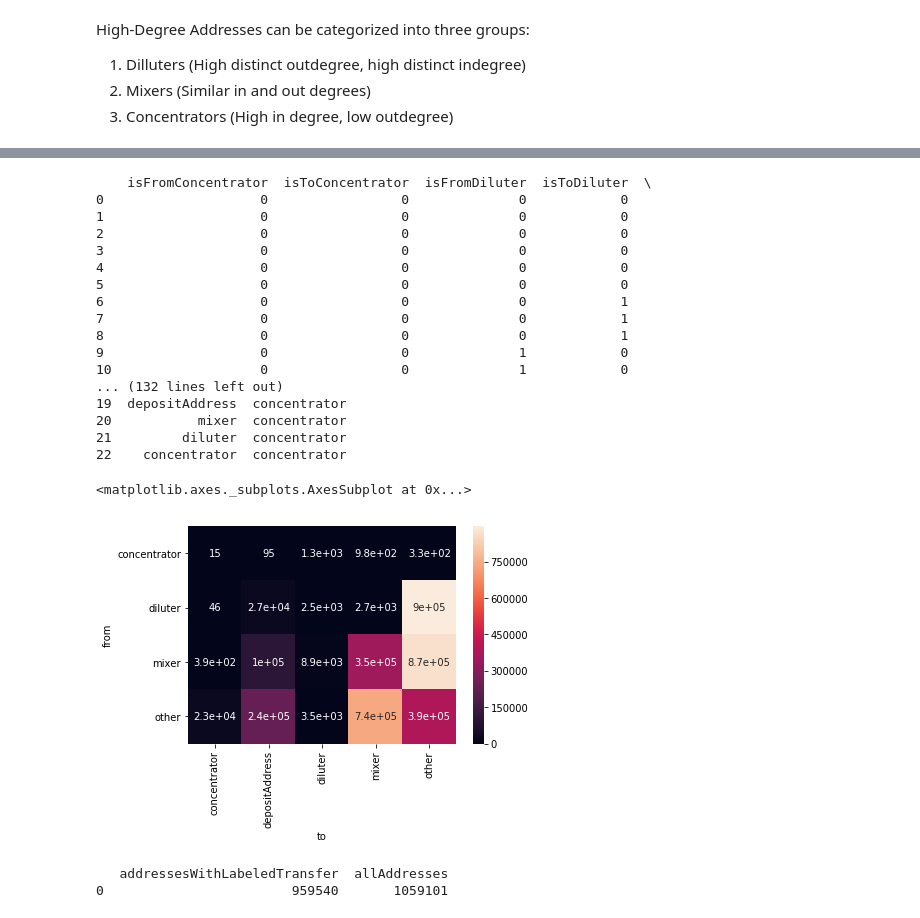
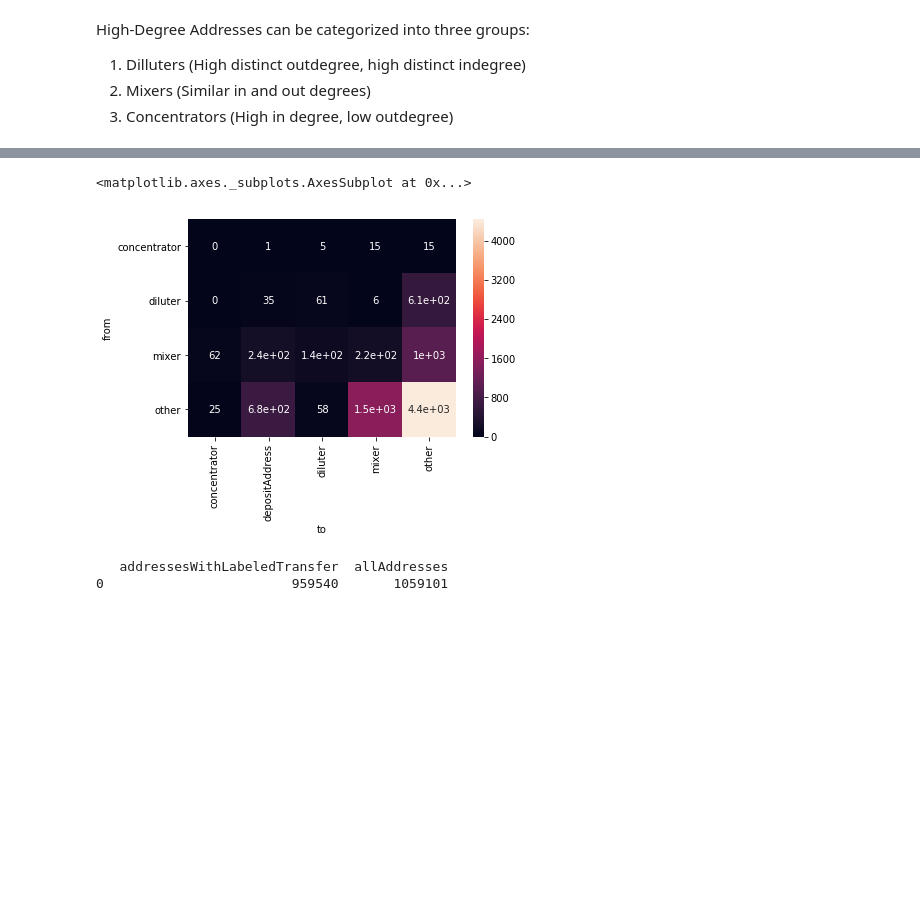
Before and after one commit to daniel-wenzel/polonius, a Jupyter notebook: jupyter/High Degree Addresses.ipynb, the cells around one changed output, grey strips where cells are left out. Drawn from its saved outputs; the diff is of its cells as text; code cells hidden in the pictures; blank space fills up the shorter version.

```diff
--- a/jupyter/High Degree Addresses.ipynb
+++ b/jupyter/High Degree Addresses.ipynb
@@ -40,36 +40,22 @@ GROUP BY isFromConcentrator, isToConcentrator, isFromDiluter, isToDiluter, isFro
 # %%
 transfer_df['to'] = 'other'
 transfer_df['from'] = 'other'
 
 transfer_df.loc[transfer_df['isFromConcentrator'] == 1, ['from']] = 'concentrator'
 transfer_df.loc[transfer_df['isFromMixer'] == 1, ['from']] = 'mixer'
 transfer_df.loc[transfer_df['isFromDiluter'] == 1, ['from']] = 'diluter'
 
 transfer_df.loc[transfer_df['isToConcentrator'] == 1, ['to']] = 'concentrator'
 transfer_df.loc[transfer_df['isToMixer'] == 1, ['to']] = 'mixer'
 transfer_df.loc[transfer_df['isToDiluter'] == 1, ['to']] = 'diluter'
 transfer_df.loc[(transfer_df['isIntoDepositAddress'] == 1) & (transfer_df['to'] == 'other'), ['to']] = 'depositAddress'
 pivot = pd.pivot_table(transfer_df, values='numTransfers', index=['from'], columns=['to'])
 
-sns.heatmap(data=pivot, annot=True)
+#sns.heatmap(data=pivot, annot=True)
+
+pivot_volume = pd.pivot_table(transfer_df, values='volume', index=['from'], columns=['to'])
+sns.heatmap(data=pivot_volume, annot=True)
 # %% [output]
-    isFromConcentrator  isToConcentrator  isFromDiluter  isToDiluter  \
-0                    0                 0              0            0
-1                    0                 0              0            0
-2                    0                 0              0            0
-3                    0                 0              0            0
-4                    0                 0              0            0
-5                    0                 0              0            0
-6                    0                 0              0            1
-7                    0                 0              0            1
-8                    0                 0              0            1
-9                    0                 0              1            0
-10                   0                 0              1            0
-... (132 lines left out)
-19  depositAddress  concentrator
-20           mixer  concentrator
-21         diluter  concentrator
-22    concentrator  concentrator
+<matplotlib.axes._subplots.AxesSubplot at 0x...>
-<matplotlib.axes._subplots.AxesSubplot at 0x...>
-[figure, old version]
+[figure, new version]
 # %%
```
Also changed, not shown: parts of 2 cells of this notebook, 9 other files.
